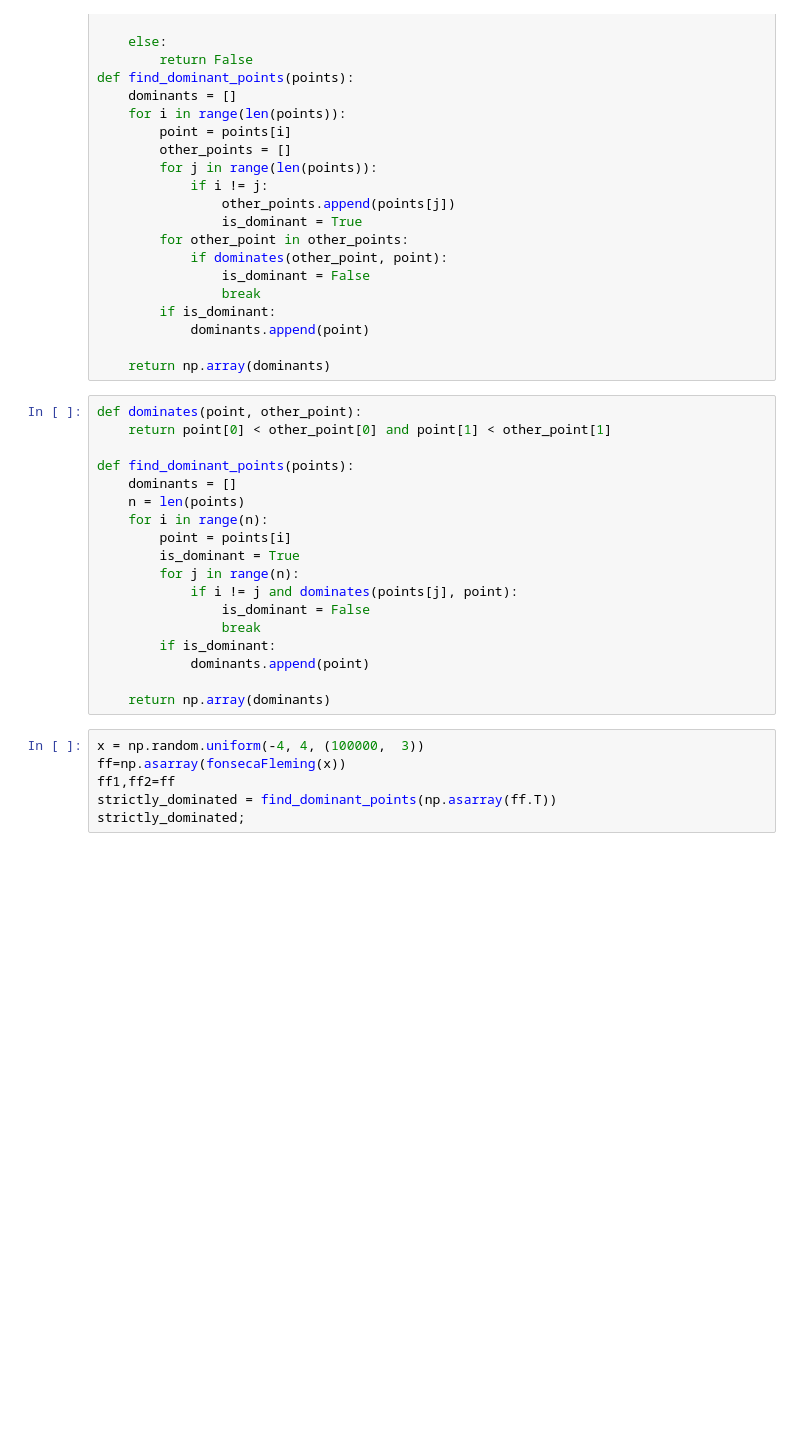
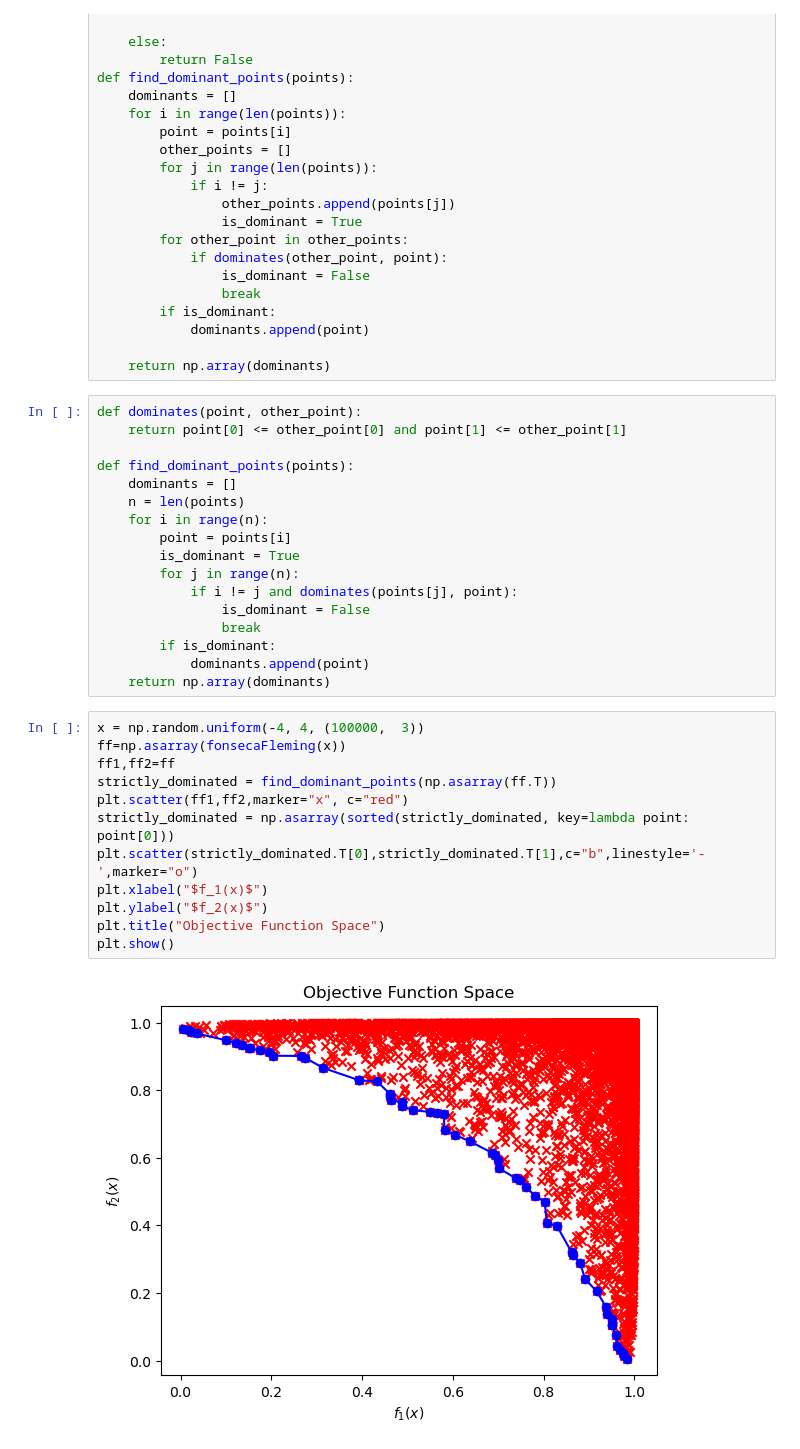
Before and after one commit to EisaacJC/MOOP, a Jupyter notebook: Hw1MOOP-IsaacCaballero.ipynb, the cells around one changed output. Cells and saved outputs as stored; diff of their text form; blank space fills up the shorter version.

```diff
--- a/Hw1MOOP-IsaacCaballero.ipynb
+++ b/Hw1MOOP-IsaacCaballero.ipynb
@@ -125,7 +157,7 @@ def find_dominant_points(points):
     return np.array(dominants)
 # %%
 def dominates(point, other_point):
-    return point[0] < other_point[0] and point[1] < other_point[1]
+    return point[0] <= other_point[0] and point[1] <= other_point[1]
 
 def find_dominant_points(points):
     dominants = []
@@ -139,11 +171,18 @@ def find_dominant_points(points):
                 break
         if is_dominant:
             dominants.append(point)
-
     return np.array(dominants)
 # %%
 x = np.random.uniform(-4, 4, (100000,  3))
 ff=np.asarray(fonsecaFleming(x))
 ff1,ff2=ff
 strictly_dominated = find_dominant_points(np.asarray(ff.T))
-strictly_dominated;
+plt.scatter(ff1,ff2,marker="x", c="red")
+strictly_dominated = np.asarray(sorted(strictly_dominated, key=lambda point: point[0]))
+plt.scatter(strictly_dominated.T[0],strictly_dominated.T[1],c="b",linestyle='-',marker="o")
+plt.xlabel("$f_1(x)$")
+plt.ylabel("$f_2(x)$")
+plt.title("Objective Function Space")
+plt.show()
+# %% [output]
+[figure, added]
```
Also changed, not shown: parts of 17 cells of this notebook.
